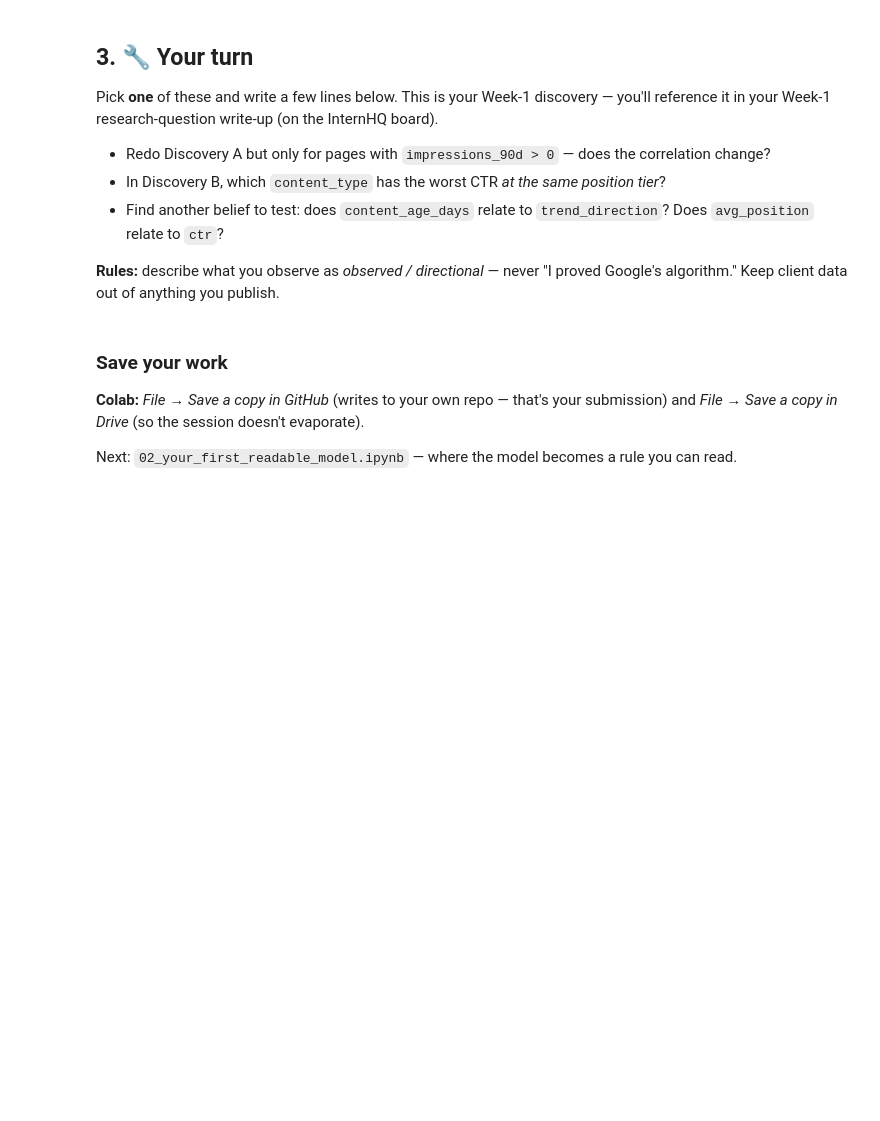
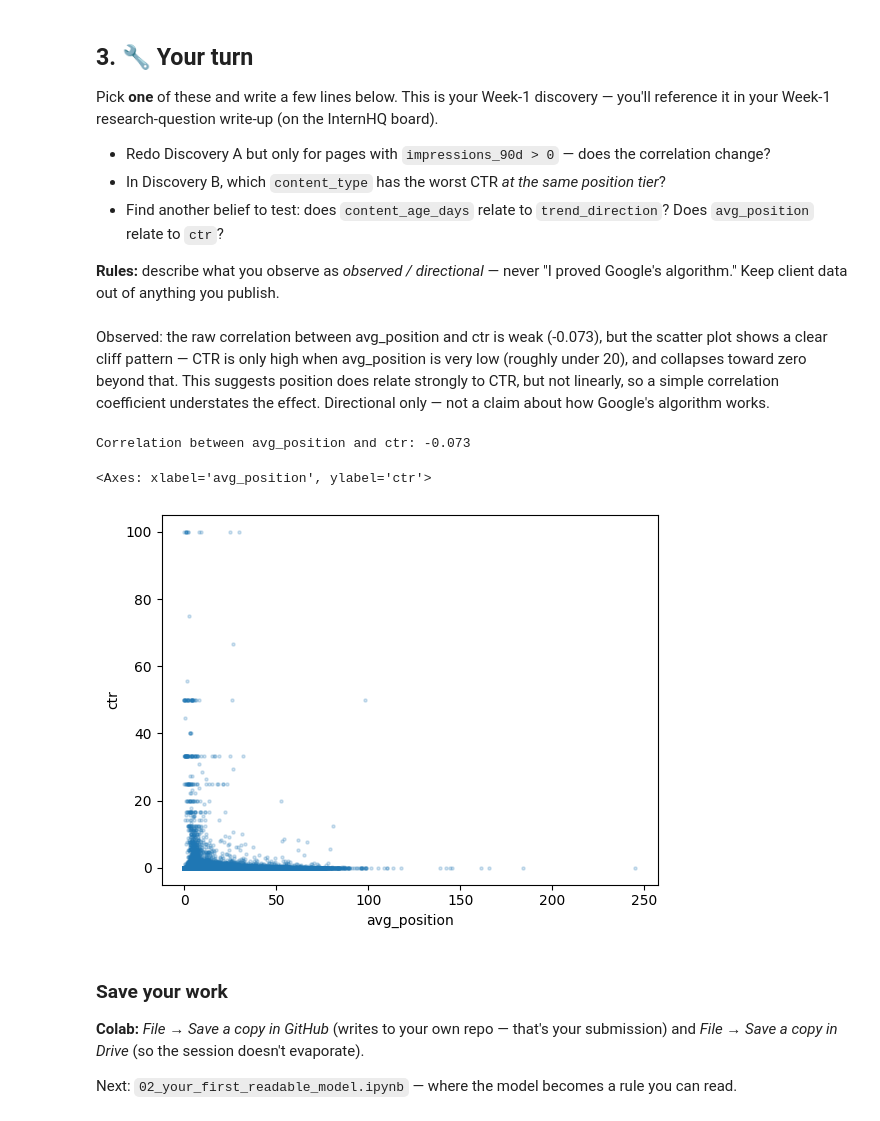
Before and after one commit to abdulhaseeb941/flyrank-ml-internship, a Jupyter notebook: notebooks/01_first_look_and_discovery.ipynb, the cells around one changed output. Cells and saved outputs as stored; diff of their text form; code cells hidden in the pictures; blank space fills up the shorter version.

```diff
--- a/notebooks/01_first_look_and_discovery.ipynb
+++ b/notebooks/01_first_look_and_discovery.ipynb
@@ -102,3 +156,20 @@ Pick **one** of these and write a few lines below. This is your Week-1 discovery
+# %% [markdown]
+Observed: the raw correlation between avg_position and ctr is weak (-0.073), but the
+scatter plot shows a clear cliff pattern — CTR is only high when avg_position is very
+low (roughly under 20), and collapses toward zero beyond that. This suggests position
+does relate strongly to CTR, but not linearly, so a simple correlation coefficient
+understates the effect. Directional only — not a claim about how Google's algorithm works.
+# %%
+# Your turn: does avg_position relate to ctr?
+correlation = df["avg_position"].corr(df["ctr"])
+print(f"Correlation between avg_position and ctr: {correlation:.3f}")
+
+# quick visual check
+df.plot.scatter(x="avg_position", y="ctr", alpha=0.2, s=5)
+# %% [output]
+Correlation between avg_position and ctr: -0.073
+<Axes: xlabel='avg_position', ylabel='ctr'>
+[figure, added]
 # %% [markdown]
 ### Save your work
 **Colab:** *File → Save a copy in GitHub* (writes to your own repo — that's your submission) and *File → Save a copy in Drive* (so the session doesn't evaporate).
```
Also changed, not shown: parts of 9 cells of this notebook.
